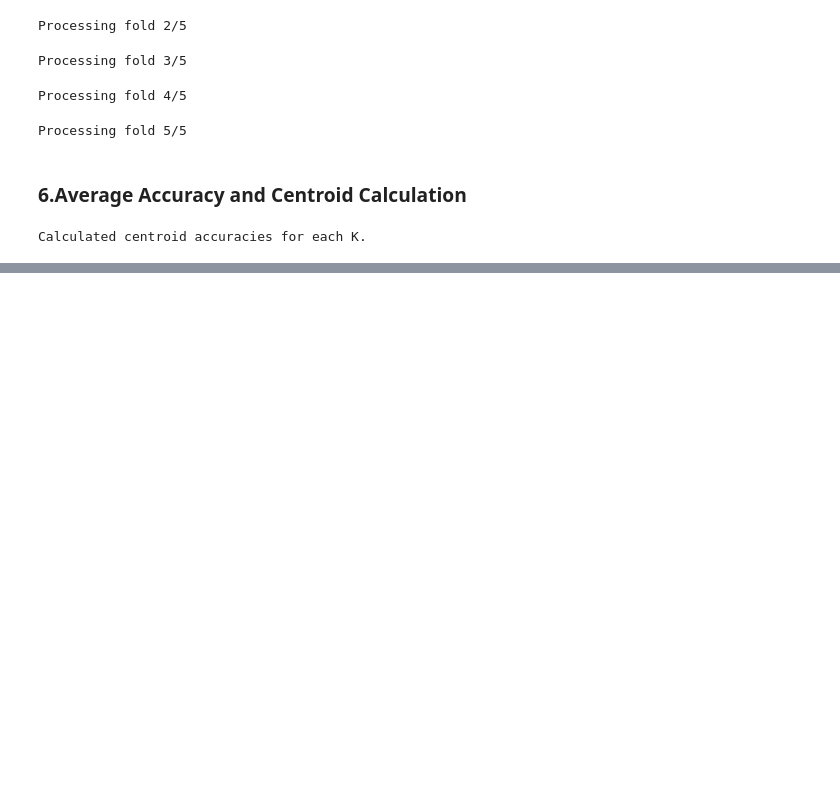
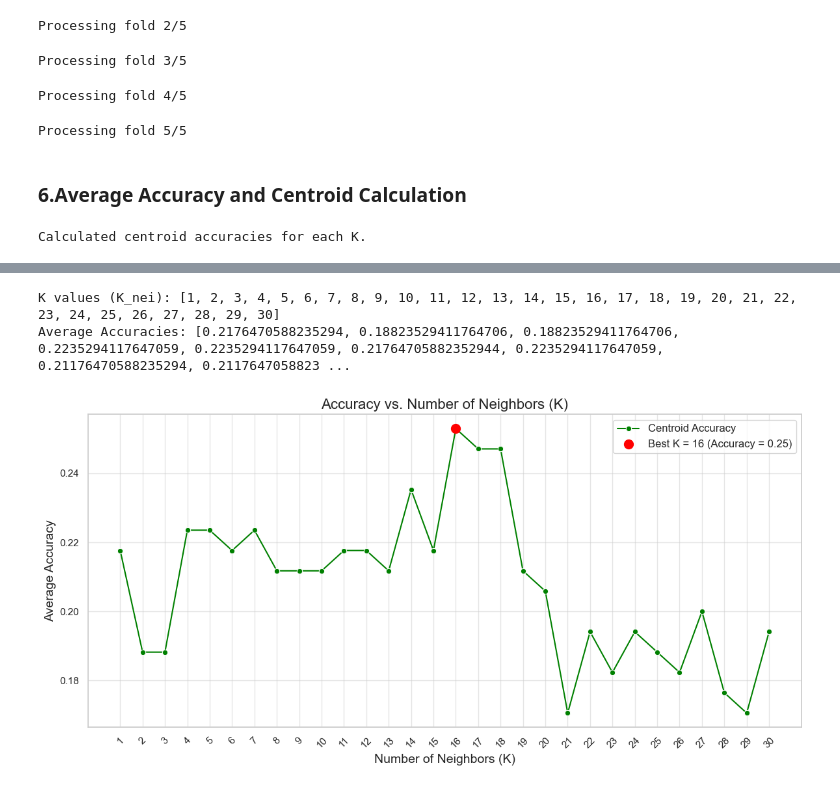
Before and after one commit to TanjiEvan/CVPR, a Jupyter notebook: MID/knn.ipynb, the cells around one changed output, grey strips where cells are left out. Drawn from its saved outputs; the diff is of its cells as text; code cells hidden in the pictures; blank space fills up the shorter version.

```diff
--- a/MID/knn.ipynb
+++ b/MID/knn.ipynb
@@ -257,0 +208,36 @@ plot_accuracy_trend(K_values, avg_accuracies)
+# %%
+import matplotlib.pyplot as plt
+import seaborn as sns
+
+# Variables from your code
+K_nei = list(accuracies.keys())  # K values
+average_accuracies = [np.mean(accuracies[k]) for k in K_nei]  # Centroids
+
+# Debugging
+print("K values (K_nei):", K_nei)
+print("Average Accuracies:", average_accuracies)
+
+# Plot the results using Seaborn
+plt.figure(figsize=(12, 6))
+sns.lineplot(x=K_nei, y=average_accuracies, marker="o", label="Centroid Accuracy", color='green')
+
+# Highlight the maximum accuracy point
+best_k = K_nei[np.argmax(average_accuracies)]  # Best K
+best_accuracy = max(average_accuracies)  # Best accuracy
+plt.scatter([best_k], [best_accuracy], color='red', s=100, label=f'Best K = {best_k} (Accuracy = {best_accuracy:.2f})', zorder=5)
+
+# Customize the plot
+plt.title("Accuracy vs. Number of Neighbors (K)", fontsize=16)
+plt.xlabel("Number of Neighbors (K)", fontsize=14)
+plt.ylabel("Average Accuracy", fontsize=14)
+plt.xticks(K_nei, rotation=45)  # Rotate ticks if needed
+plt.grid(True, alpha=0.5)
+plt.legend(fontsize=12)
+
+# Show the plot
+plt.tight_layout()
+plt.show()
+# %% [output]
+K values (K_nei): [1, 2, 3, 4, 5, 6, 7, 8, 9, 10, 11, 12, 13, 14, 15, 16, 17, 18, 19, 20, 21, 22, 23, 24, 25, 26, 27, 28, 29, 30]
+Average Accuracies: [0.2176470588235294, 0.18823529411764706, 0.18823529411764706, 0.2235294117647059, 0.2235294117647059, 0.21764705882352944, 0.2235294117647059, 0.21176470588235294, 0.2117647058823 ...
+[figure, added]
```
Also changed, not shown: parts of 3 cells of this notebook.
